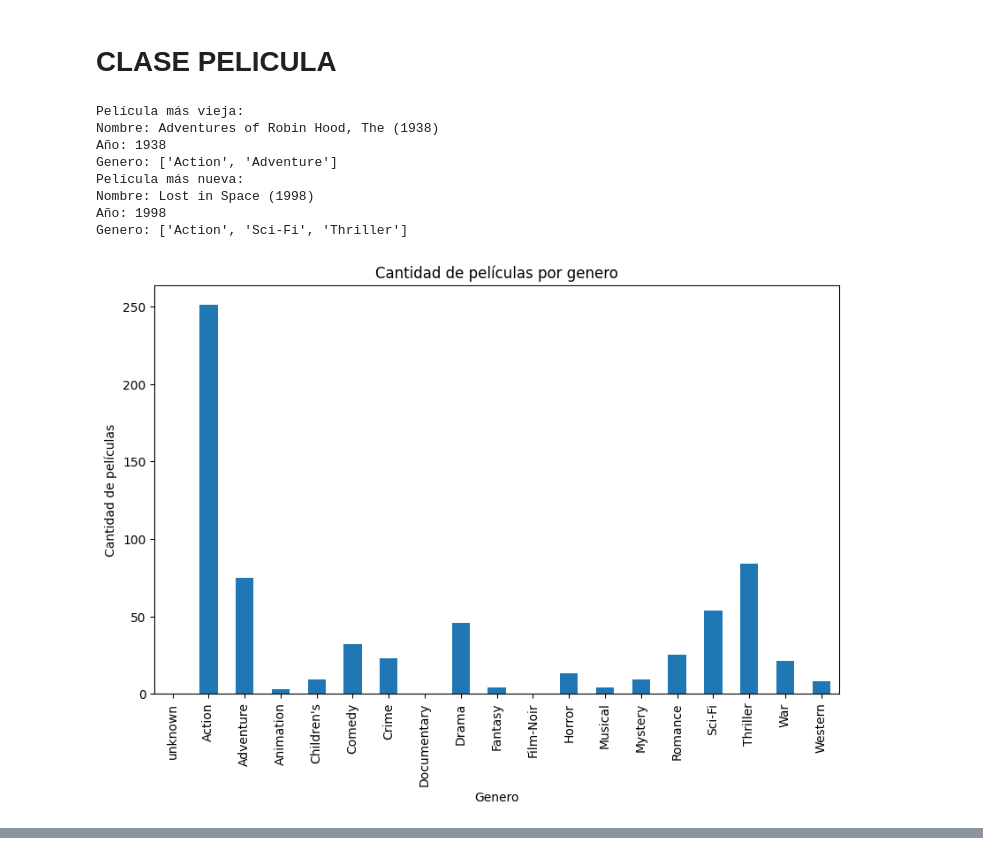
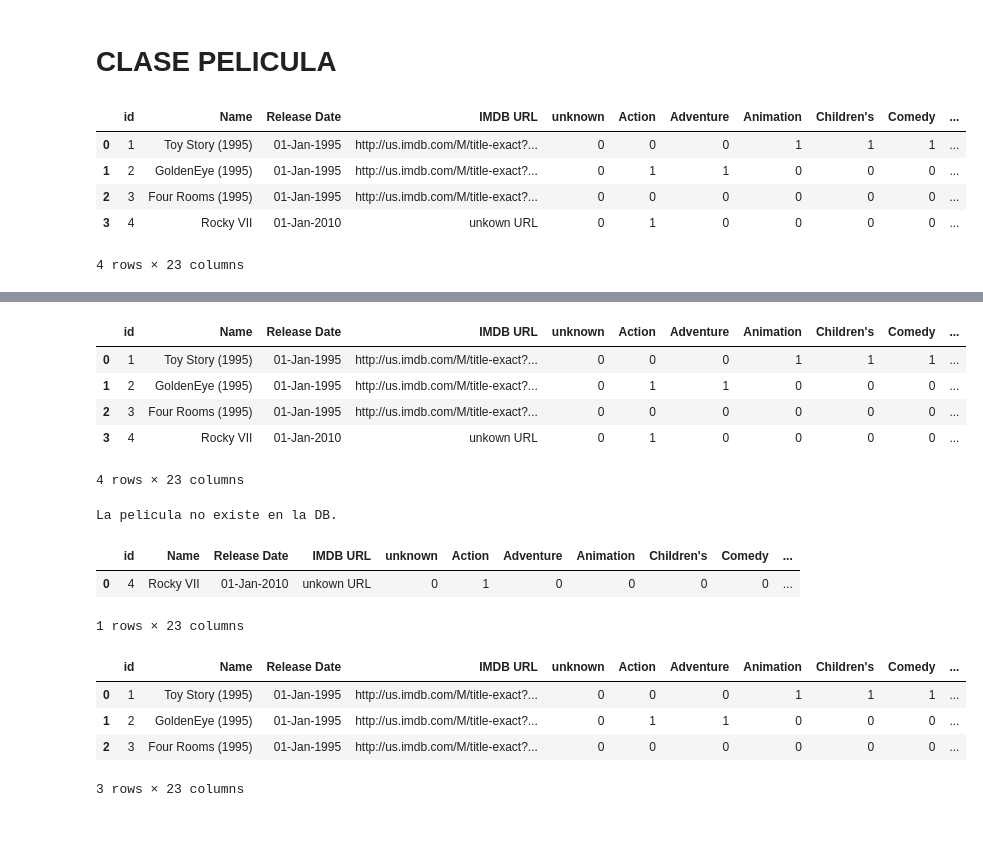
Before and after one commit to jgonzet/DeepLearning_TP1, a Jupyter notebook: Scripts/data_preparation.ipynb, the cells around one changed output, grey strips where cells are left out. Cells and saved outputs as stored; diff of their text form; code cells hidden in the pictures; blank space fills up the shorter version.

Commit message:
Se termino la clase Pelicula, todavia quedan hacer pruebas

```diff
--- a/Scripts/data_preparation.ipynb
+++ b/Scripts/data_preparation.ipynb
@@ -154,24 +154,37 @@ class Pelicula:
         plt.xlabel('Año')
         plt.ylabel('Cantidad de películas')
         plt.show()
+
+    def remove_from_df(self, df_mov):
+        # Borra del DataFrame el objeto contenido en esta clase.
+        # Para realizar el borrado todas las propiedades del objeto deben coincidir
+        # con la entrada en el DF. Caso contrario imprime un error
+
+        new_row = helper.parse_movie(self, df_mov)      #todo/ validar posible error
+        df_new_row = pd.DataFrame(columns=df_mov.columns)
+        df_new_row.loc[0] = new_row
+
+        fila_existe = ((pelis_short == df_new_row.iloc[0]).all(axis=1)).any()
+        if(fila_existe):
+            index_to_drop = df_mov[(df_mov == df_new_row.iloc[0]).all(axis=1)].index
+            df_mov.drop(index_to_drop, inplace=True)
+            print("La pelicula ha sido eliminada con exito")
+        else: print("La pelicula no existe en la DB.")
 # %%
 peliculas_db = Pelicula.create_df_from_csv("../Data/peliculas.csv")
 
 peli = Pelicula("Rocky VII", 2010, ["Action","Drama","Thriller"])
 
 pelis_short = peliculas_db.head(3)
 
 peli.write_df(pelis_short)
 
 # Pelicula.get_from_df(pelis_short,anios=[1994,2000],generos=['Action'])
-Pelicula.get_stats(peliculas_db,generos=["Action"])
+# Pelicula.get_stats(peliculas_db,generos=["Action"])
 # %% [output]
+|  | id | Name | Release Date | IMDB URL | unknown | Action | Adventure | Animation | Children's | Comedy | ... |
+| 0 | 1 | Toy Story (1995) | 01-Jan-1995 | http://us.imdb.com/M/title-exact?... | 0 | 0 | 0 | 1 | 1 | 1 | ... |
+| 1 | 2 | GoldenEye (1995) | 01-Jan-1995 | http://us.imdb.com/M/title-exact?... | 0 | 1 | 1 | 0 | 0 | 0 | ... |
+| 2 | 3 | Four Rooms (1995) | 01-Jan-1995 | http://us.imdb.com/M/title-exact?... | 0 | 0 | 0 | 0 | 0 | 0 | ... |
+| 3 | 4 | Rocky VII | 01-Jan-2010 | unkown URL | 0 | 1 | 0 | 0 | 0 | 0 | ... |
-Película más vieja:
-Nombre: Adventures of Robin Hood, The (1938)
-Año: 1938
-Genero: ['Action', 'Adventure']
-Película más nueva:
-Nombre: Lost in Space (1998)
-Año: 1998
-Genero: ['Action', 'Sci-Fi', 'Thriller']
+4 rows × 23 columns
-[figure, removed]
@@ -178,0 +191,25 @@ Genero: ['Action', 'Sci-Fi', 'Thriller']
+# %%
+pelis_short
+# %% [output]
+|  | id | Name | Release Date | IMDB URL | unknown | Action | Adventure | Animation | Children's | Comedy | ... |
+| 0 | 1 | Toy Story (1995) | 01-Jan-1995 | http://us.imdb.com/M/title-exact?... | 0 | 0 | 0 | 1 | 1 | 1 | ... |
+| 1 | 2 | GoldenEye (1995) | 01-Jan-1995 | http://us.imdb.com/M/title-exact?... | 0 | 1 | 1 | 0 | 0 | 0 | ... |
+| 2 | 3 | Four Rooms (1995) | 01-Jan-1995 | http://us.imdb.com/M/title-exact?... | 0 | 0 | 0 | 0 | 0 | 0 | ... |
+| 3 | 4 | Rocky VII | 01-Jan-2010 | unkown URL | 0 | 1 | 0 | 0 | 0 | 0 | ... |
+4 rows × 23 columns
+# %%
+x = peli.remove_from_df(pelis_short)
+x
+# %% [output]
+La pelicula no existe en la DB.
+|  | id | Name | Release Date | IMDB URL | unknown | Action | Adventure | Animation | Children's | Comedy | ... |
+| 0 | 4 | Rocky VII | 01-Jan-2010 | unkown URL | 0 | 1 | 0 | 0 | 0 | 0 | ... |
+1 rows × 23 columns
+# %%
+pelis_short
+# %% [output]
+|  | id | Name | Release Date | IMDB URL | unknown | Action | Adventure | Animation | Children's | Comedy | ... |
+| 0 | 1 | Toy Story (1995) | 01-Jan-1995 | http://us.imdb.com/M/title-exact?... | 0 | 0 | 0 | 1 | 1 | 1 | ... |
+| 1 | 2 | GoldenEye (1995) | 01-Jan-1995 | http://us.imdb.com/M/title-exact?... | 0 | 1 | 1 | 0 | 0 | 0 | ... |
+| 2 | 3 | Four Rooms (1995) | 01-Jan-1995 | http://us.imdb.com/M/title-exact?... | 0 | 0 | 0 | 0 | 0 | 0 | ... |
+3 rows × 23 columns
```
Also changed, not shown: parts of 1 cell of this notebook.
